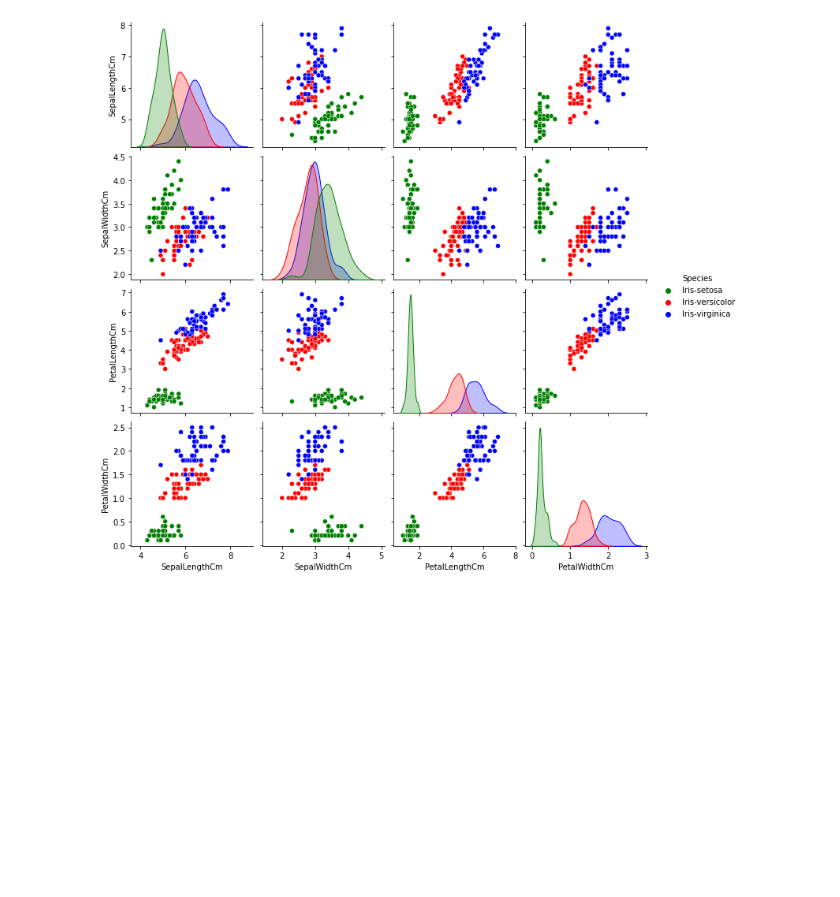
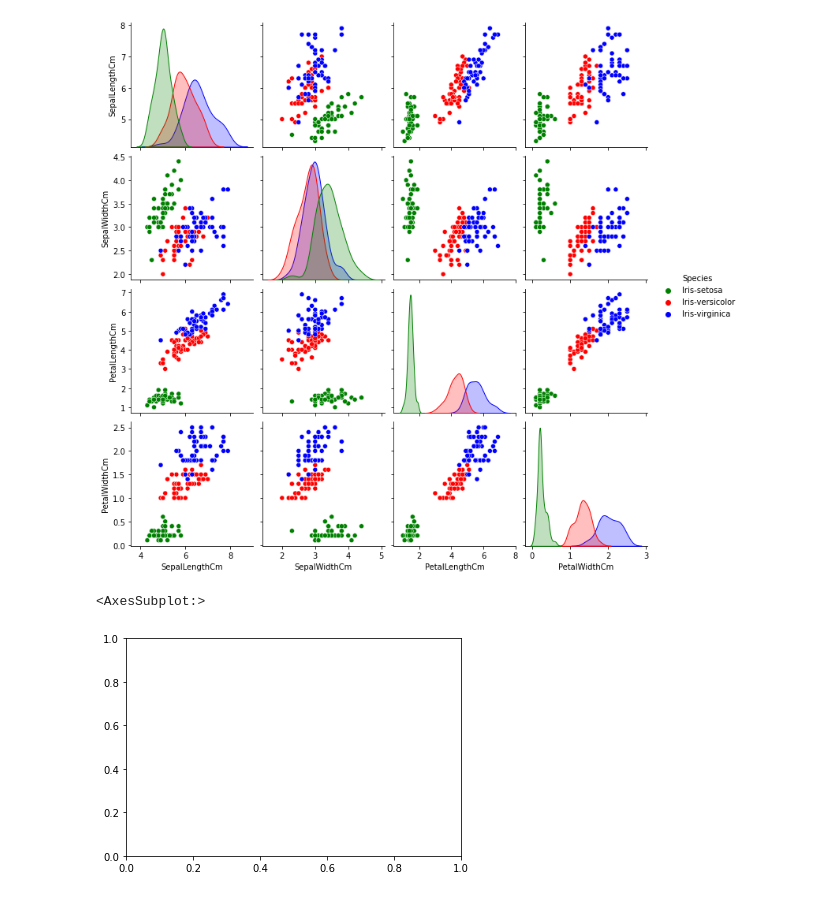
Before and after one commit to splitcomma/pands-project, a Jupyter notebook: analysis.ipynb, the cells around one changed output. Cells and saved outputs as stored; diff of their text form; code cells hidden in the pictures; blank space fills up the shorter version.

```diff
--- a/analysis.ipynb
+++ b/analysis.ipynb
@@ -44,3 +63,8 @@ sns.pairplot(data=irisData, hue="Species", palette=["green", "red", "blue"])
 # %% [output]
 <seaborn.axisgrid.PairGrid at 0x...>
 [figure]
+# %%
+sns.histplot()
+# %% [output]
+<AxesSubplot:>
+[figure, added]
```
Also changed, not shown: parts of 1 cell of this notebook.
